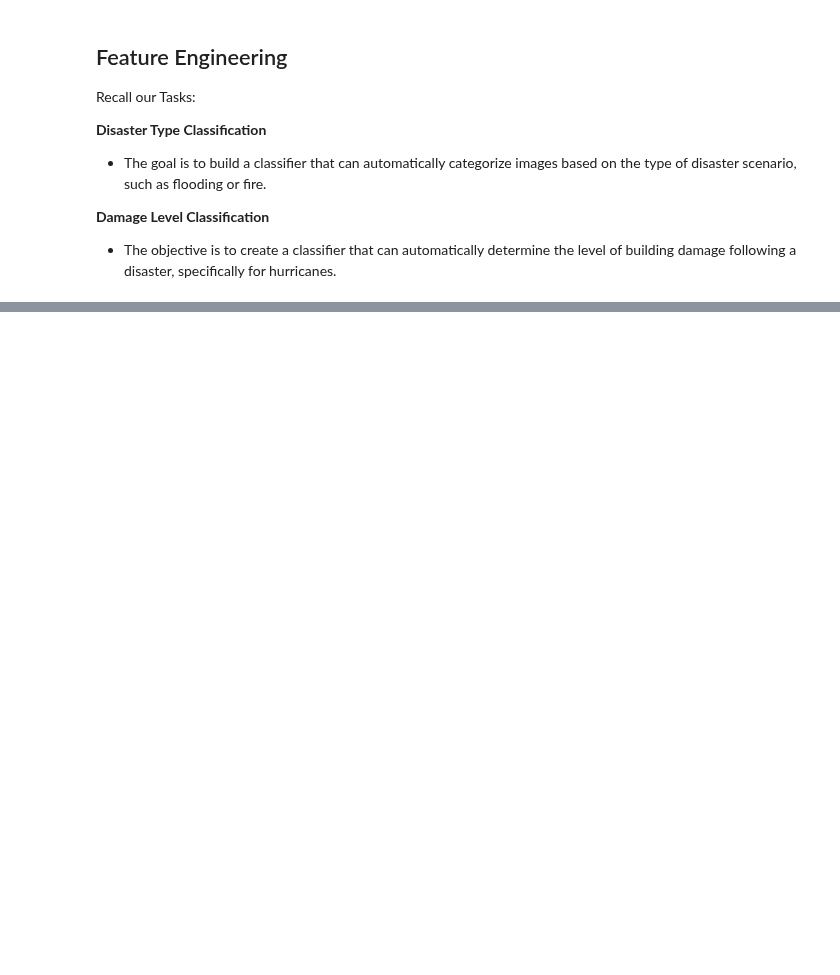
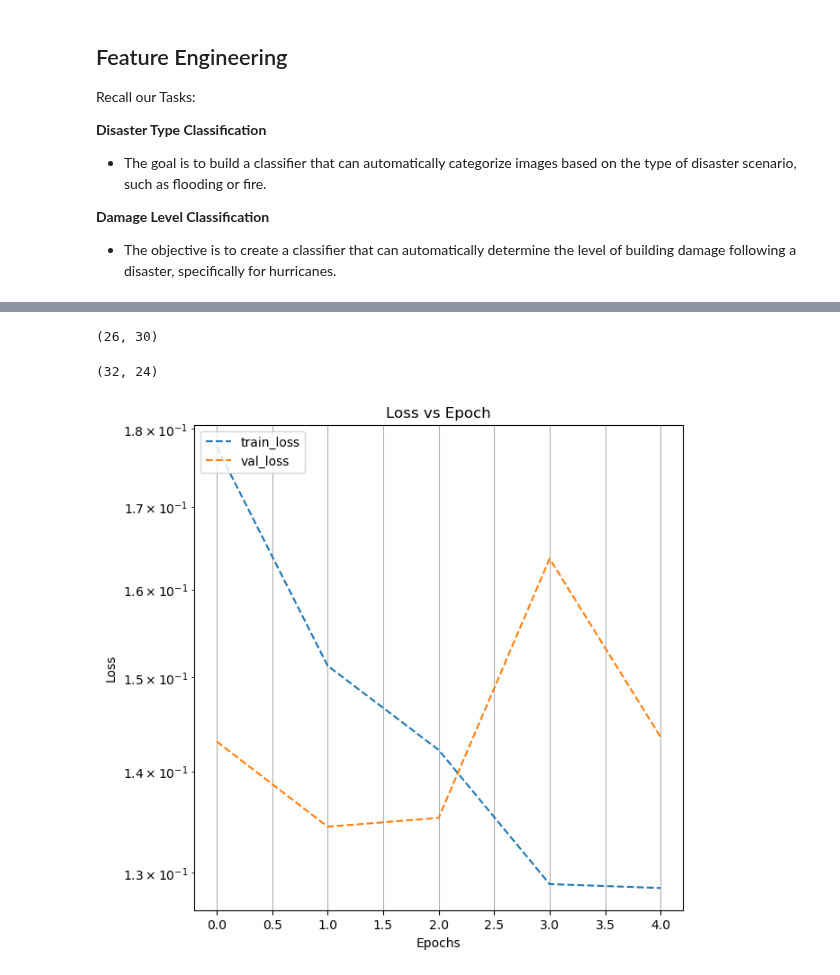
Before and after one commit to fractalclockwork/Data200, a Jupyter notebook: Source/Checkpoint_2_Modeling.ipynb, the cells around one changed output, grey strips where cells are left out. Drawn from its saved outputs; the diff is of its cells as text; code cells hidden in the pictures; blank space fills up the shorter version.

Commit message:
added tensorflow CNN model

```diff
--- a/Source/Checkpoint_2_Modeling.ipynb
+++ b/Source/Checkpoint_2_Modeling.ipynb
@@ -509,16 +503,0 @@ Index(['type', 'image'], dtype='object')
-# %%
-# For our Type Classification we want to encode our type and level together.
-#f_type['ohe'] = df_type[['label']]
-df = df_type[['label', 'type']].copy()
-# %%
-def encode_level(row):
-    '''
-    if row.label == 0:
-        return "none_0"
-    else:
-        return f'{row.type}_{row.label}'
-    '''
-    return f'{row.type}_{row.label}'
-
-#df[df.label > 0].apply(lambda df: df['encoded_label'] = df['label'].str
-df['coded'] = df.apply(encode_level, axis=1)
@@ -579,0 +645,6 @@ int(114 * .8) * df.coded.nunique() # total validation set with augmentation
+# %%
+# Assume the target variable has values between -1 and 1
+model_history = model.fit(X_train, Y_train,
+                          validation_data = (X_valid, Y_valid),
+                          epochs=5, batch_size=32,
+                          verbose = 1) #
@@ -579,0 +679,27 @@ int(114 * .8) * df.coded.nunique() # total validation set with augmentation
+# %%
+np.sum(prediction==0,axis=0), np.sum(prediction==1,axis=0) # nice an balances
+# %% [output]
+(26, 30)
+# %%
+# remember our activation is greater than zero,
+# thus we have 8 more zero values, as expected.
+np.sum(actual==0,axis=0), np.sum(actual==1,axis=0)
+# %% [output]
+(32, 24)
+# %%
+def plot_accuracy(History):
+    history = History.history
+    N = len(history["loss"])
+    plt.figure(figsize = (7, 7))
+    plt.plot(np.arange(0, N), history["loss"], label = "train_loss", ls = '--')
+    plt.plot(np.arange(0, N), history["val_loss"], label = "val_loss", ls = '--')
+    plt.yscale('log')
+    plt.title("Loss vs Epoch")
+    plt.xlabel("Epochs")
+    plt.ylabel("Loss")
+    plt.legend(loc="upper left")
+    plt.grid()
+# %%
+plot_accuracy(model_history)
+# %% [output]
+[figure, added]
```
Also changed, not shown: parts of 39 cells of this notebook, 1 other file.
